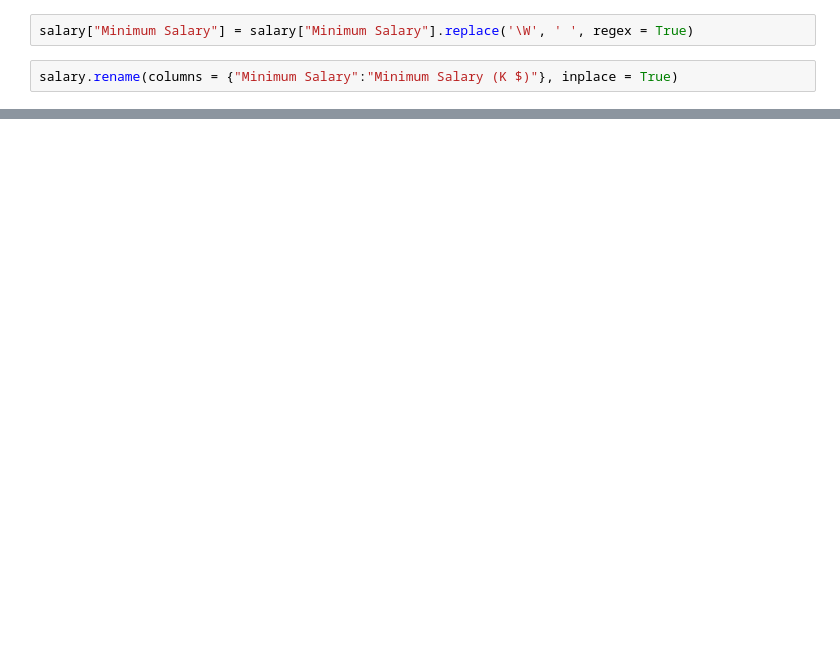
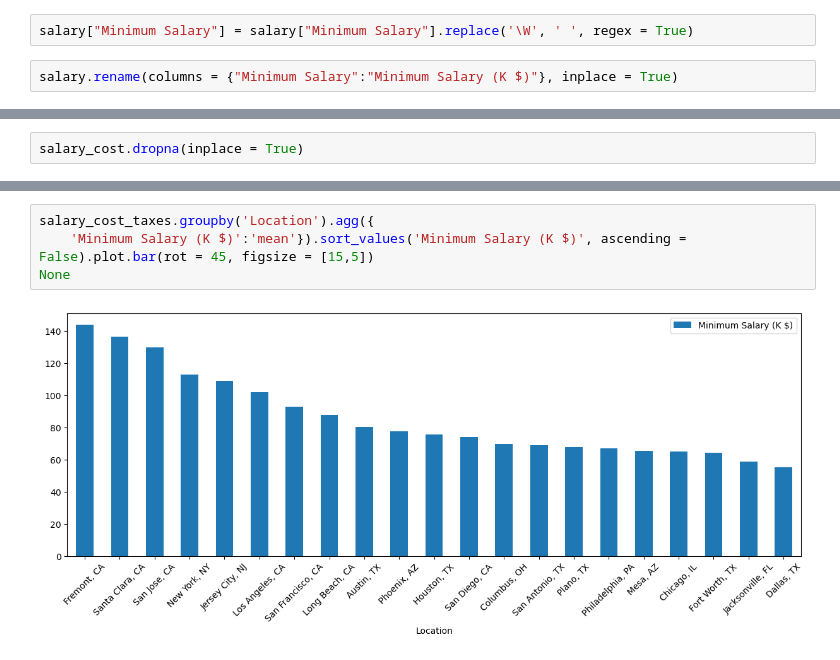
Before and after one commit to SyNikolai/BestStateforData, a Jupyter notebook: CLEANING/cleaning_notebook_simos.ipynb, the cells around one changed output, grey strips where cells are left out. Cells and saved outputs as stored; diff of their text form; blank space fills up the shorter version.

```diff
--- a/CLEANING/cleaning_notebook_simos.ipynb
+++ b/CLEANING/cleaning_notebook_simos.ipynb
@@ -97,0 +195,2 @@ salary.head()
+# %%
+salary_cost.dropna(inplace = True)
@@ -97,0 +300,6 @@ salary.head()
+# %%
+salary_cost_taxes.groupby('Location').agg({
+    'Minimum Salary (K $)':'mean'}).sort_values('Minimum Salary (K $)', ascending = False).plot.bar(rot = 45, figsize = [15,5])
+None
+# %% [output]
+[figure, added]
```
Also changed, not shown: parts of 37 cells of this notebook, 6 other files.
